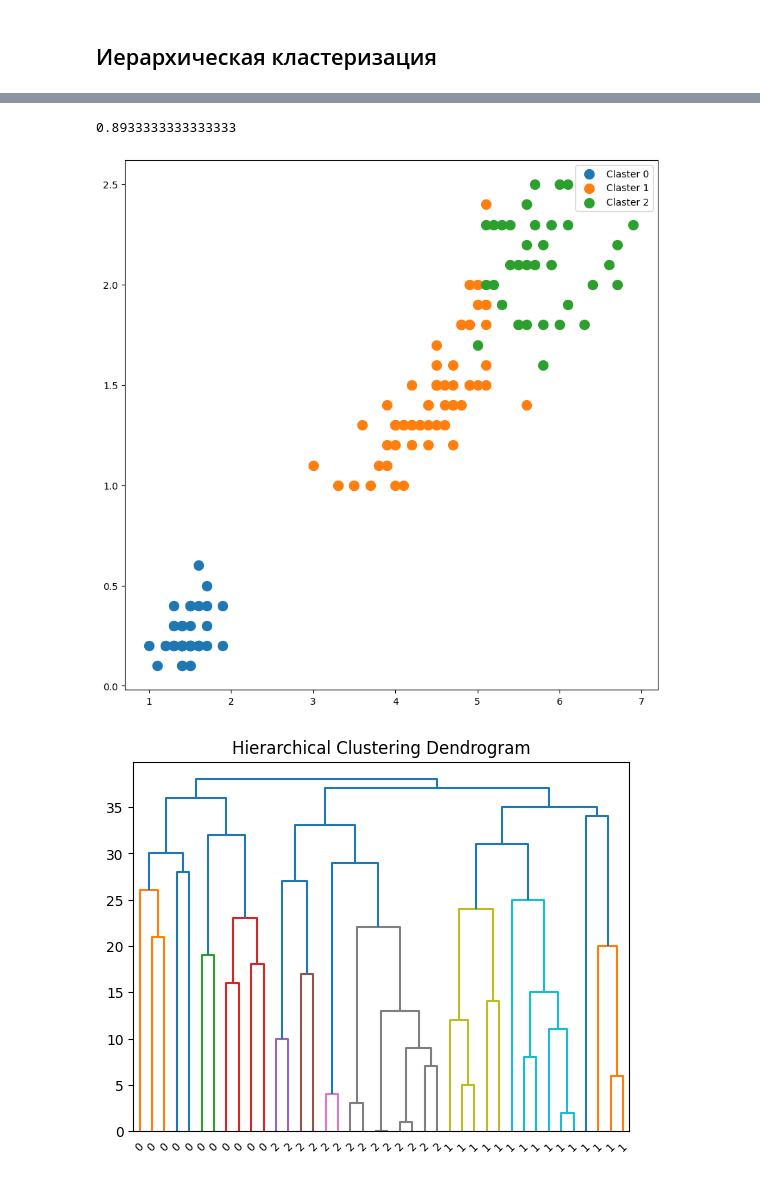
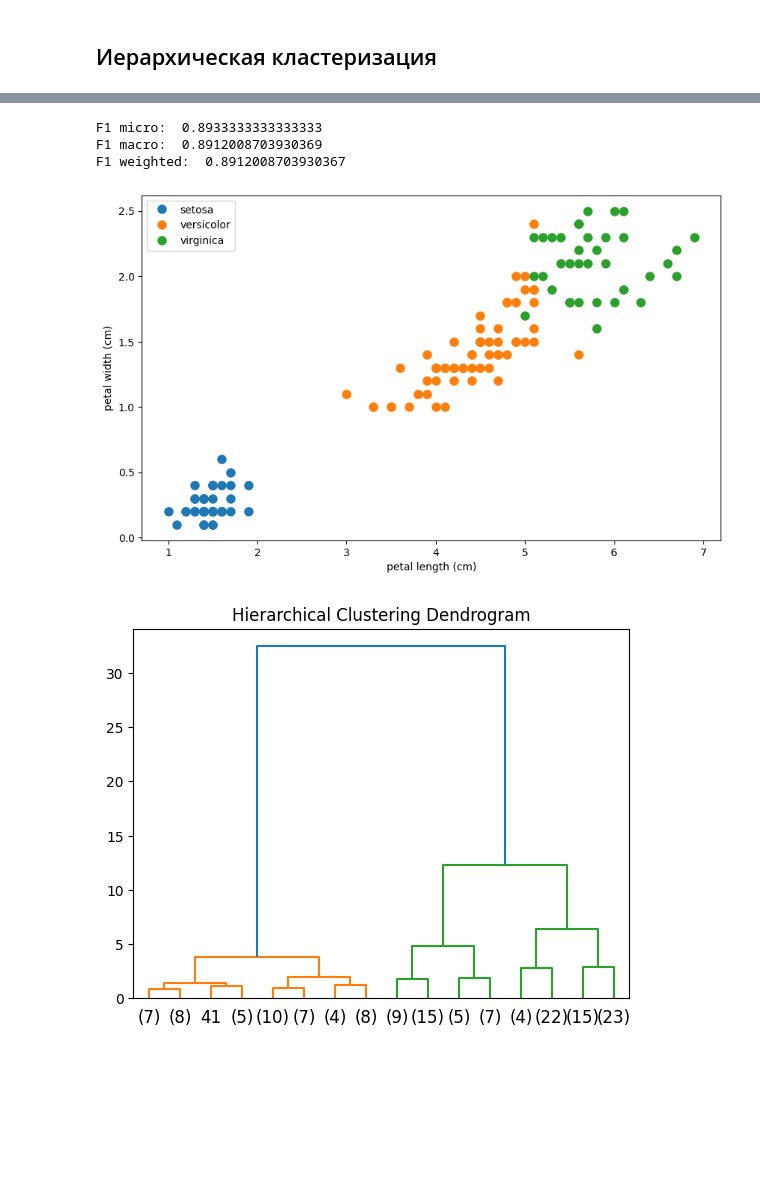
Before and after one commit to DanishevskiyNS/ML, a Jupyter notebook: Lab1 clustering.ipynb, the cells around one changed output, grey strips where cells are left out. Drawn from its saved outputs; the diff is of its cells as text; code cells hidden in the pictures; blank space fills up the shorter version.

```diff
--- a/Lab1 clustering.ipynb
+++ b/Lab1 clustering.ipynb
@@ -86,15 +86,16 @@ def plot_heatmap(data):
     sns.heatmap(data.corr(), annot=True)
     plt.show()
 
-def plot_clusters(x: np.ndarray, clusters: np.ndarray, features: tuple, title=None, center_points=None):
+def plot_clusters(x: np.ndarray, clusters: np.ndarray, features: tuple, class_names: list[str]=class_names, feature_names: list[str] = feature_names, title=None, center_points=None):
     plt.figure(figsize=(10, 6))
     f1, f2 = features
     cluster_list = set(clusters)
     for c in cluster_list:
         if c == -1:
-            plt.plot(x[clusters == c, f1], x[clusters == c, f2], "o", markersize=8, color='k', label=f'Cluster {c}')
+            plt.plot(x[clusters == c, f1], x[clusters == c, f2], "o", markersize=8, color='k', label=f'Noise')
         else:
-            plt.plot(x[clusters == c, f1], x[clusters == c, f2], "o", markersize=8, label=f'Cluster {c}')
+            plt.plot(x[clusters == c, f1], x[clusters == c, f2], "o", markersize=8,
+                    label=f'{class_names[c]}' if isinstance(class_names, np.ndarray) else f'Cluster {c}')
 
     # Отображаем центроиды кластеров для KMeans
     if isinstance(center_points, np.ndarray):
@@ -102,6 +103,8 @@ def plot_clusters(x: np.ndarray, clusters: np.ndarray, features: tuple, title=No
             plt.scatter(point[f1], point[f2], s=120, color='k')
     if title:
         plt.title(title)
+    plt.xlabel(feature_names[f1])
+    plt.ylabel(feature_names[f2])
     plt.legend()
     plt.show()
 
@@ -412,19 +445,19 @@ plot_clusters(X_iris, corrected_clusters, (2,3))
 # %%
 from sklearn.cluster import AgglomerativeClustering
-agg_clustering = AgglomerativeClustering(n_clusters=3, compute_full_tree=False, distance_threshold=None)
+# agg_clustering = AgglomerativeClustering(n_clusters=3, compute_full_tree=True, distance_threshold=True)
+agg_clustering = AgglomerativeClustering(**hyper['Hierarchical'])
 clusters = agg_clustering.fit_predict(X_iris, y_iris)
 
 # plot_clusters(X_iris, clusters, (2,3))
-corrected_clusters = np.zeros_like(clusters)
-corrected_clusters[clusters == 0] = 1
-corrected_clusters[clusters == 1] = 0
-corrected_clusters[clusters == 2] = 2
-f1 = f1_score(y_iris, corrected_clusters, average='micro')
-print(f1)
+label_order = [1, 0, 2]
+corrected_clusters = hc_labels(clusters, label_order)
+print_f1_scores(y_iris, corrected_clusters)
 plot_clusters(X_iris, corrected_clusters, (2,3))
 # %% [output]
-0.8933333333333333
+F1 micro:  0.8933333333333333
+F1 macro:  0.8912008703930369
+F1 weighted:  0.8912008703930367
-[figure, old version]
+[figure, new version]
 # %%
 # https://stackoverflow.com/questions/29127013/plot-dendrogram-using-sklearn-agglomerativeclustering
 
@@ -433,34 +466,35 @@ import numpy as np
 from matplotlib import pyplot as plt
 from scipy.cluster.hierarchy import dendrogram
 from sklearn.datasets import load_iris
-from sklearn.cluster import AgglomerativeClustering
 
 def plot_dendrogram(model, **kwargs):
+    counts = np.zeros(model.children_.shape[0])
+    n_samples = len(model.labels_)
+    for i, merge in enumerate(model.children_):
+        current_count = 0
+        for child_idx in merge:
+            if child_idx < n_samples:
+                current_count += 1  # leaf node
+            else:
+                current_count += counts[child_idx - n_samples]
+        counts[i] = current_count
 
-    # Children of hierarchical clustering
-    children = model.children_
-
-    # Distances between each pair of children
-    # Since we don't have this information, we can use a uniform one for plotting
-    distance = np.arange(children.shape[0])
-
-    # The number of observations contained in each cluster level
-    no_of_observations = np.arange(2, children.shape[0]+2)
-
-    # Create linkage matrix and then plot the dendrogram
-    linkage_matrix = np.column_stack([children, distance, no_of_observations]).astype(float)
+    linkage_matrix = np.column_stack(
+        [model.children_, model.distances_, counts]
+    ).astype(float)
 
     # Plot the corresponding dendrogram
+    plt.title("Hierarchical Clustering Dendrogram")
     dendrogram(linkage_matrix, **kwargs)
 
+iris = load_iris()
+x = iris.data#[:40]
+# model = AgglomerativeClustering(n_clusters=3)
 
-iris = load_iris()
-x = iris.data[:40]
-model = AgglomerativeClustering(n_clusters=3)
-
-model = model.fit(x)
+model = agg_clustering.fit(x)
 plt.title('Hierarchical Clustering Dendrogram')
-plot_dendrogram(model, labels=model.labels_)
+# plot_dendrogram(model, labels=model.labels_)
+plot_dendrogram(model, truncate_mode="level", p=3)
 plt.show()
 # %% [output]
-[figure, old version]
+[figure, new version]
```
Also changed, not shown: parts of 12 cells of this notebook.
